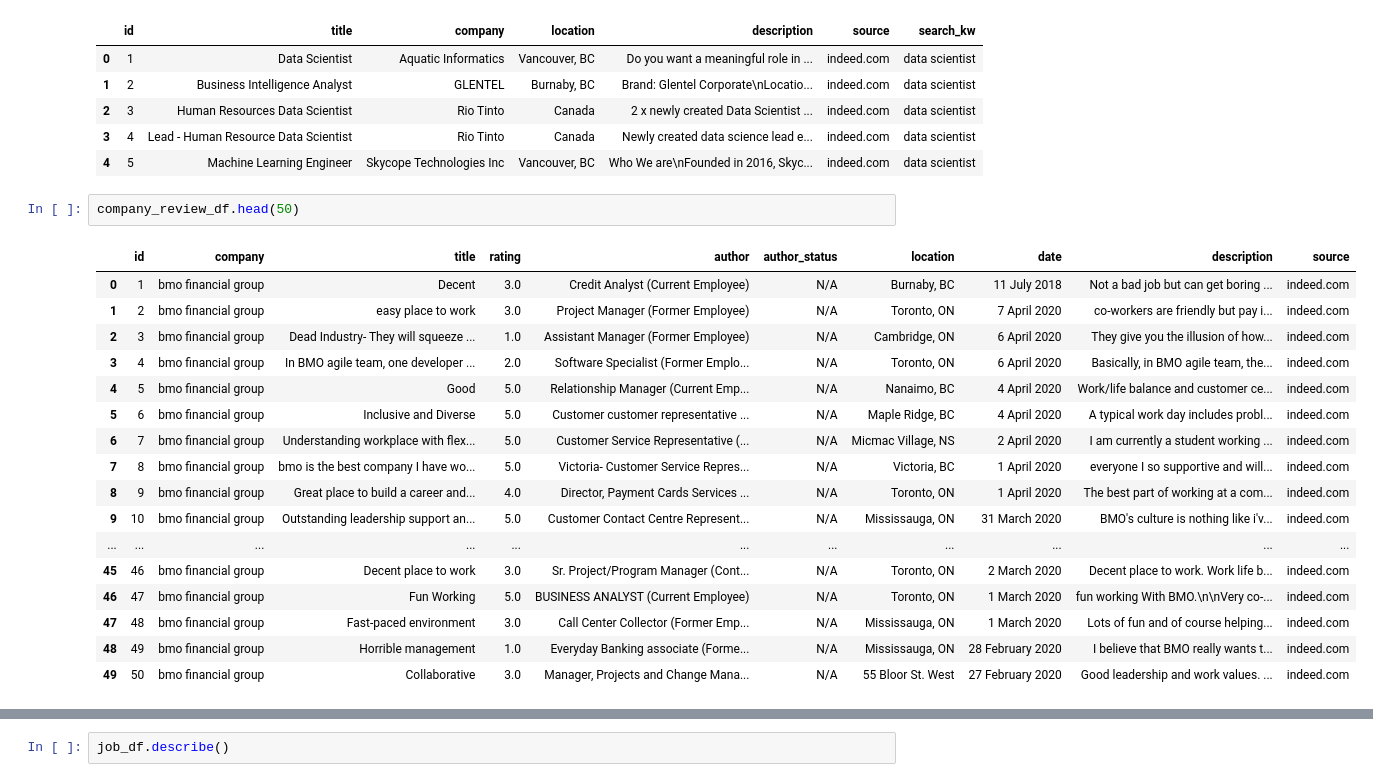
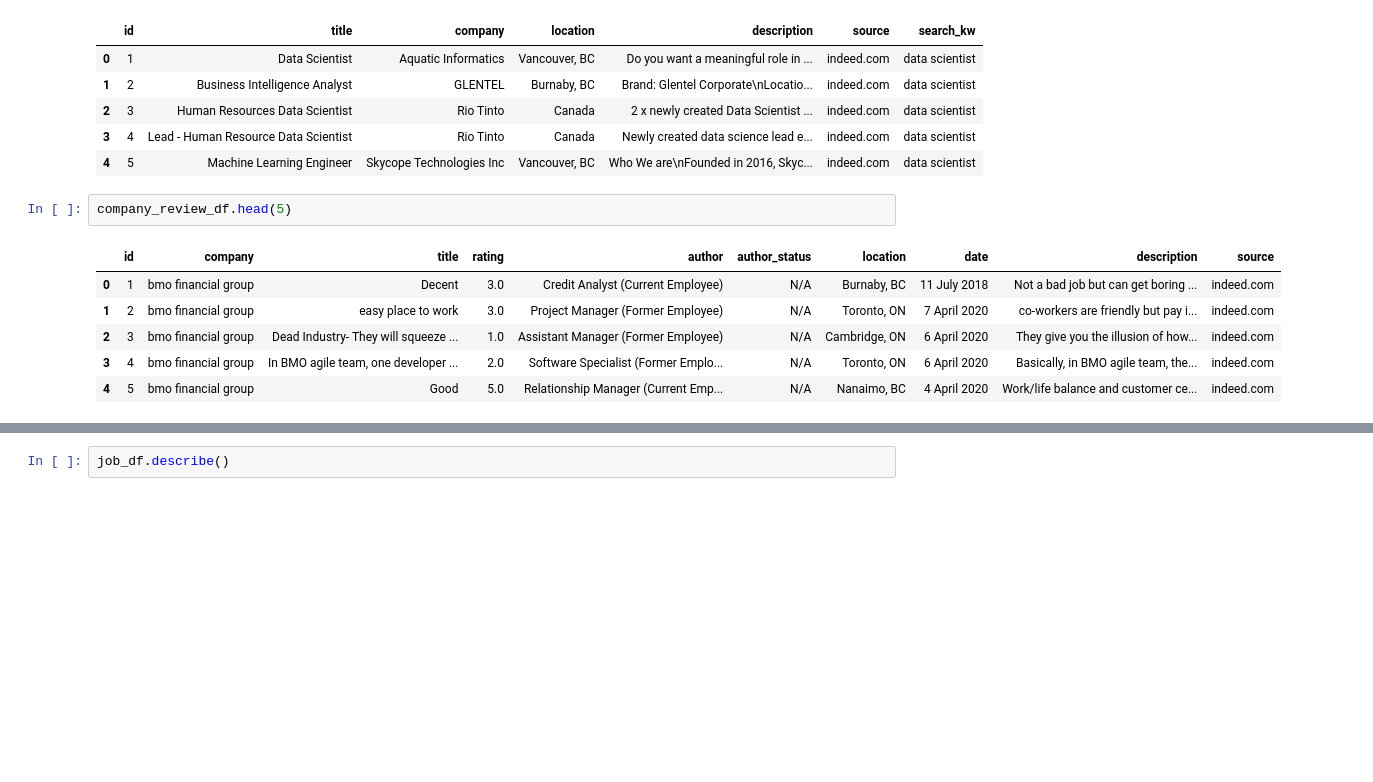
Before and after one commit to nguyen-cao/job-cruncher, a Jupyter notebook: job-eda.ipynb, the cells around one changed output, grey strips where cells are left out. Saved outputs shown, nothing was run; the diff lists cells and outputs as text; blank space fills up the shorter version.

```diff
--- a/job-eda.ipynb
+++ b/job-eda.ipynb
@@ -23,25 +23,14 @@ job_df.head()
 | 3 | 4 | Lead - Human Resource Data Scientist | Rio Tinto | Canada | Newly created data science lead e... | indeed.com | data scientist |
 | 4 | 5 | Machine Learning Engineer | Skycope Technologies Inc | Vancouver, BC | Who We are\nFounded in 2016, Skyc... | indeed.com | data scientist |
 # %%
-company_review_df.head(50)
+company_review_df.head(5)
 # %% [output]
 |  | id | company | title | rating | author | author_status | location | date | description | source |
 | 0 | 1 | bmo financial group | Decent | 3.0 | Credit Analyst (Current Employee) | N/A | Burnaby, BC | 11 July 2018 | Not a bad job but can get boring ... | indeed.com |
 | 1 | 2 | bmo financial group | easy place to work | 3.0 | Project Manager (Former Employee) | N/A | Toronto, ON | 7 April 2020 | co-workers are friendly but pay i... | indeed.com |
 | 2 | 3 | bmo financial group | Dead Industry- They will squeeze ... | 1.0 | Assistant Manager (Former Employee) | N/A | Cambridge, ON | 6 April 2020 | They give you the illusion of how... | indeed.com |
 | 3 | 4 | bmo financial group | In BMO agile team, one developer ... | 2.0 | Software Specialist (Former Emplo... | N/A | Toronto, ON | 6 April 2020 | Basically, in BMO agile team, the... | indeed.com |
 | 4 | 5 | bmo financial group | Good | 5.0 | Relationship Manager (Current Emp... | N/A | Nanaimo, BC | 4 April 2020 | Work/life balance and customer ce... | indeed.com |
-| 5 | 6 | bmo financial group | Inclusive and Diverse | 5.0 | Customer customer representative ... | N/A | Maple Ridge, BC | 4 April 2020 | A typical work day includes probl... | indeed.com |
-| 6 | 7 | bmo financial group | Understanding workplace with flex... | 5.0 | Customer Service Representative (... | N/A | Micmac Village, NS | 2 April 2020 | I am currently a student working ... | indeed.com |
-| 7 | 8 | bmo financial group | bmo is the best company I have wo... | 5.0 | Victoria- Customer Service Repres... | N/A | Victoria, BC | 1 April 2020 | everyone I so supportive and will... | indeed.com |
-| 8 | 9 | bmo financial group | Great place to build a career and... | 4.0 | Director, Payment Cards Services ... | N/A | Toronto, ON | 1 April 2020 | The best part of working at a com... | indeed.com |
-| 9 | 10 | bmo financial group | Outstanding leadership support an... | 5.0 | Customer Contact Centre Represent... | N/A | Mississauga, ON | 31 March 2020 | BMO's culture is nothing like i'v... | indeed.com |
-| ... | ... | ... | ... | ... | ... | ... | ... | ... | ... | ... |
-| 45 | 46 | bmo financial group | Decent place to work | 3.0 | Sr. Project/Program Manager (Cont... | N/A | Toronto, ON | 2 March 2020 | Decent place to work. Work life b... | indeed.com |
-| 46 | 47 | bmo financial group | Fun Working | 5.0 | BUSINESS ANALYST (Current Employee) | N/A | Toronto, ON | 1 March 2020 | fun working With BMO.\n\nVery co-... | indeed.com |
-| 47 | 48 | bmo financial group | Fast-paced environment | 3.0 | Call Center Collector (Former Emp... | N/A | Mississauga, ON | 1 March 2020 | Lots of fun and of course helping... | indeed.com |
-| 48 | 49 | bmo financial group | Horrible management | 1.0 | Everyday Banking associate (Forme... | N/A | Mississauga, ON | 28 February 2020 | I believe that BMO really wants t... | indeed.com |
-| 49 | 50 | bmo financial group | Collaborative | 3.0 | Manager, Projects and Change Mana... | N/A | 55 Bloor St. West | 27 February 2020 | Good leadership and work values. ... | indeed.com |
 # %%
 job_interview_df.head()
 # %% [output]
```
Also changed, not shown: parts of 13 cells of this notebook, 16 other files.
